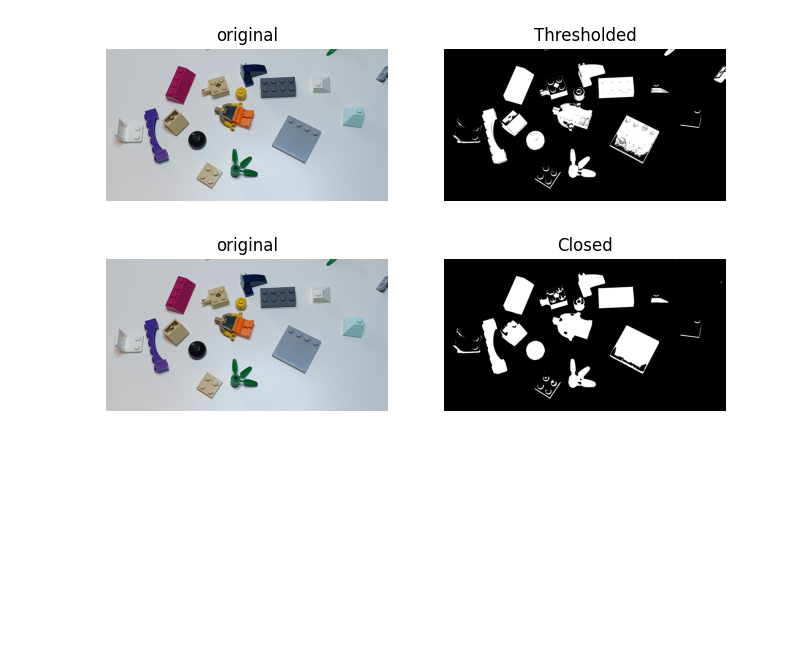
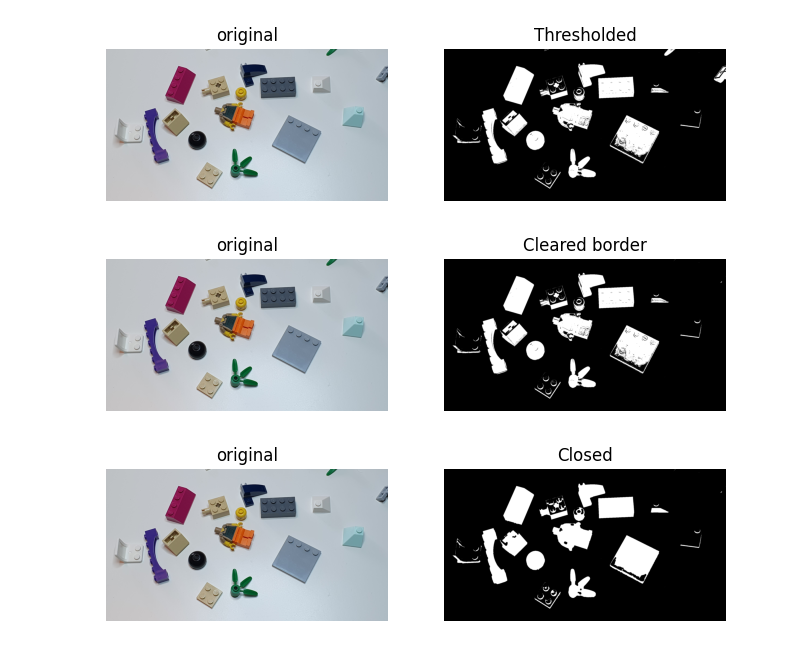
Before and after one commit to RaixSplitter/ImageAnalysis, a Jupyter notebook: exercises/ex5-BLOBAnalysis/BlobAnalysis.ipynb, the cells around one changed output. Saved outputs shown, nothing was run; the diff lists cells and outputs as text; code cells hidden in the pictures; blank space fills up the shorter version.

```diff
--- a/exercises/ex5-BLOBAnalysis/BlobAnalysis.ipynb
+++ b/exercises/ex5-BLOBAnalysis/BlobAnalysis.ipynb
@@ -72,14 +72,15 @@ def compute_outline(bin_img):
 # %%
 img = io.imread(FILEPATH)
 img_grey = rgb2gray(img)
 thresh = threshold_otsu(img_grey)
-bin_img = img_grey < thresh
+bin_img = threshold_image(img_grey, thresh, inverted = True)
 plot_comparison(img, bin_img, "Thresholded")
 
 bin_img_noborder = segmentation.clear_border(bin_img)
 plot_comparison(img, bin_img_noborder, "Cleared border")
 # %% [output]
 [figure]
+[figure, added]
 # %%
 img_closed = morphology.closing(bin_img_noborder, morphology.disk(5))
 img_open = morphology.opening(img_closed, morphology.disk(5))
```
Also changed, not shown: 18 other files.
